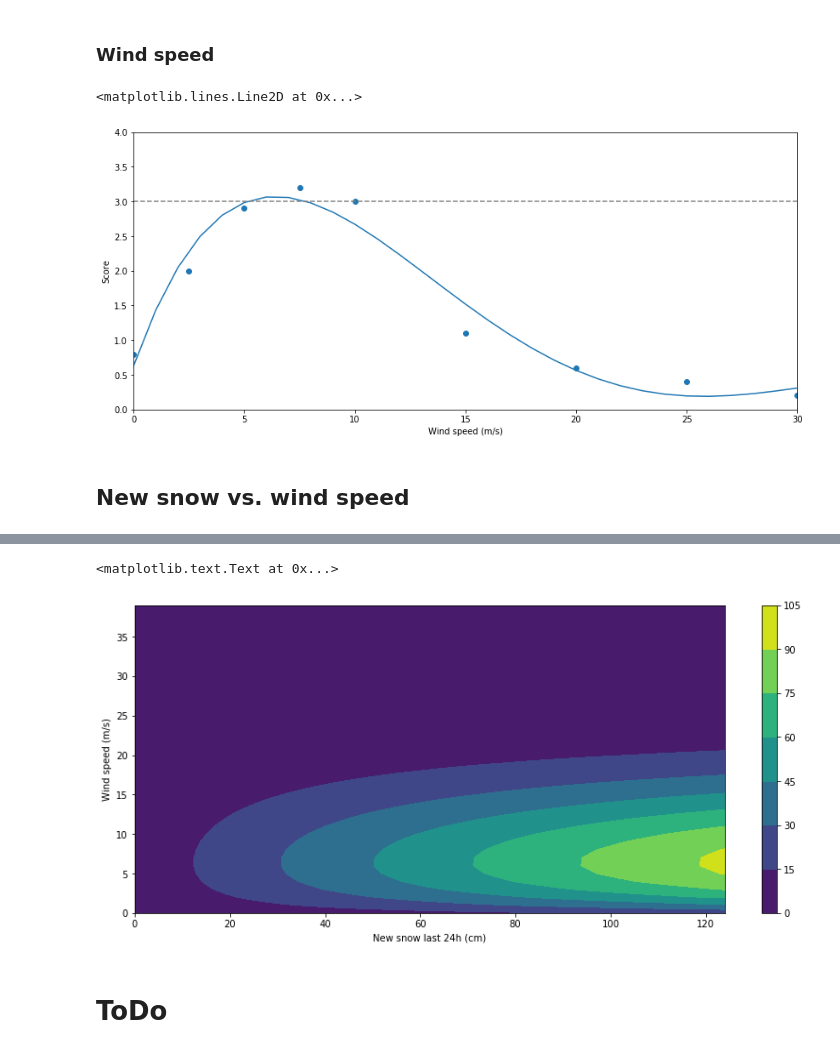
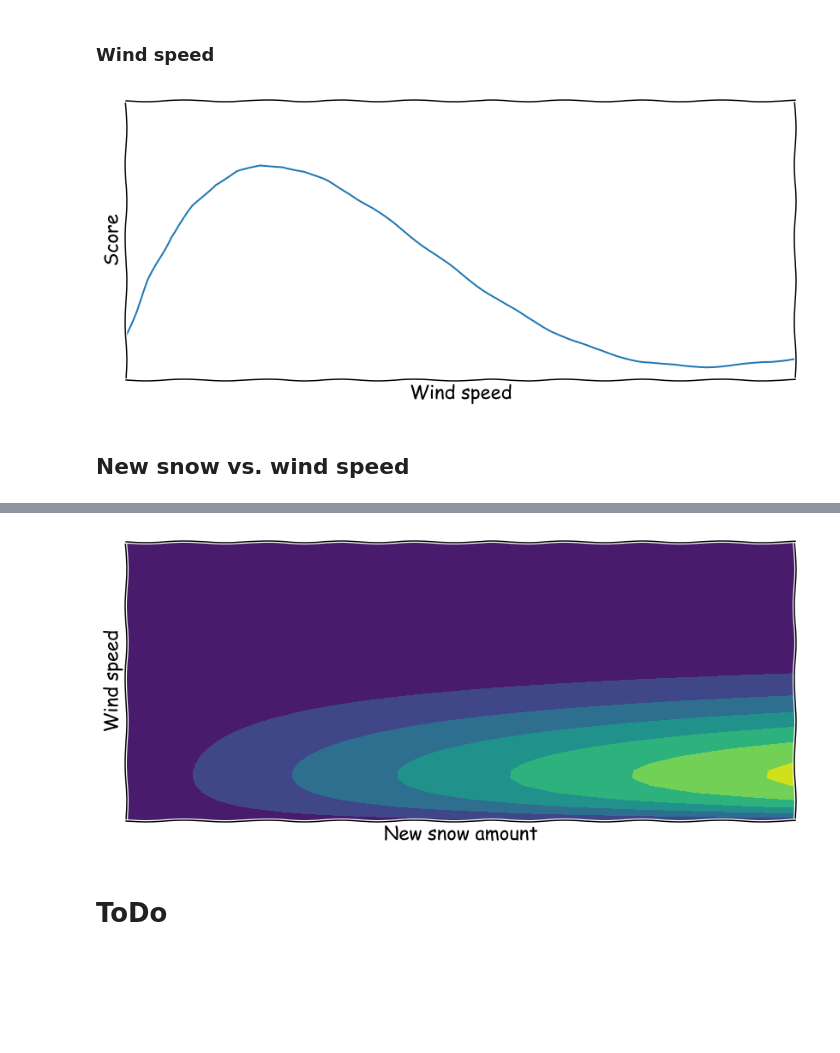
Before and after one commit to kmunve/APS, a Jupyter notebook: aps/notebooks/new_snow_problem.ipynb, the cells around one changed output, grey strips where cells are left out. Saved outputs shown, nothing was run; the diff lists cells and outputs as text; code cells hidden in the pictures; blank space fills up the shorter version.

Commit message:
Updated some plots in new_snow_problem to use at ISSW.

```diff
--- a/aps/notebooks/new_snow_problem.ipynb
+++ b/aps/notebooks/new_snow_problem.ipynb
@@ -10,3 +10,5 @@ import pylab as plt
 import datetime
 import numpy as np
 plt.rcParams['figure.figsize'] = (14, 6)
+plt.rcParams.update({'font.size': 22})
+plt.xkcd()
@@ -305,9 +309,14 @@ score_new_snow_24h = np.poly1d(new_snow_24h_fit)
 x = np.arange(0, 120.0)
 res = score_new_snow_24h(x)
 
-plt.scatter(new_snow_24h_cat, new_snow_24h_score)
+LABELSIZE = 22
+#plt.scatter(new_snow_24h_cat, new_snow_24h_score)
 plt.plot(x, res)
-plt.xlabel('New snow amount (cm)')
-plt.ylabel('Score')
-plt.axhline(33.3, color='grey', ls='--')
+plt.xlabel('New snow amount', fontsize=LABELSIZE)
+plt.ylabel('Score', fontsize=LABELSIZE)
+ax = plt.gca()
+ax.get_xaxis().set_ticks([])
+ax.get_yaxis().set_ticks([])
+#plt.axhline(33.3, color='grey', ls='--')
+plt.savefig('score_snow.png', dpi=150)
 # %% [output]
@@ -339,17 +347,20 @@ score_wind_speed = np.poly1d(wind_speed_fit)
 x = np.arange(-5, 45.0)
 res = score_wind_speed(x)
 
-plt.scatter(wind_speed_cat, wind_speed_score)
+#plt.scatter(wind_speed_cat, wind_speed_score)
 plt.plot(x, res)
-plt.xlabel('Wind speed (m/s)')
-plt.ylabel('Score')
+plt.xlabel('Wind speed', fontsize=LABELSIZE)
+plt.ylabel('Score', fontsize=LABELSIZE)
 plt.xlim(0, 30)
 plt.ylim(0, 4)
+ax = plt.gca()
+ax.get_xaxis().set_ticks([])
+ax.get_yaxis().set_ticks([])
 #plt.axvspan(0.0, 36.0, facecolor='grey', alpha=0.5) # model validity range
-plt.axhline(3.0, color='grey', ls='--')
+#plt.axhline(3.0, color='grey', ls='--')
+plt.savefig('score_wind.png', dpi=150)
 # %% [output]
-<matplotlib.lines.Line2D at 0x...>
-[figure, old version]
+[figure, new version]
 # %% [markdown]
 ## New snow vs. wind speed
 # %%
@@ -369,7 +380,11 @@ M = np.multiply(sns, swp.T)
 #print(M)
 plt.contourf(M)#np.flipud(M.T))
 print("Min {0}; Max {1}".format(np.amin(M), np.amax(M)))
-plt.colorbar()
-plt.xlabel("New snow last 24h (cm)")
-plt.ylabel("Wind speed (m/s)")
+#plt.colorbar()
+plt.xlabel("New snow amount", fontsize=LABELSIZE)
+plt.ylabel("Wind speed", fontsize=LABELSIZE)
+ax = plt.gca()
+ax.get_xaxis().set_ticks([])
+ax.get_yaxis().set_ticks([])
+plt.savefig('score_im.png', dpi=150)
 # %% [output]
@@ -377,5 +392,4 @@ Min 0.23767784555323504; Max 92.99693990293554
-<matplotlib.text.Text at 0x...>
-[figure, old version]
+[figure, new version]
 # %% [markdown]
 # ToDo
 # %% [markdown]
```
Also changed, not shown: parts of 4 cells of this notebook.
